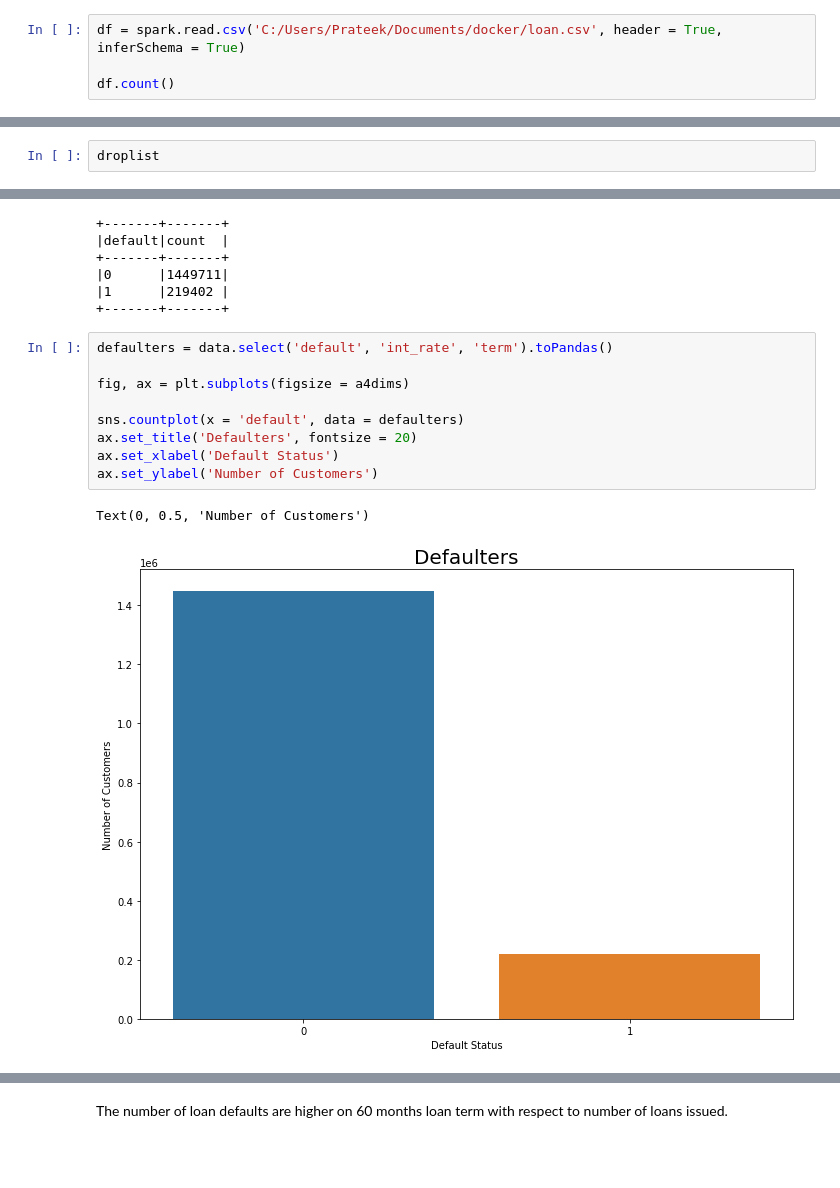
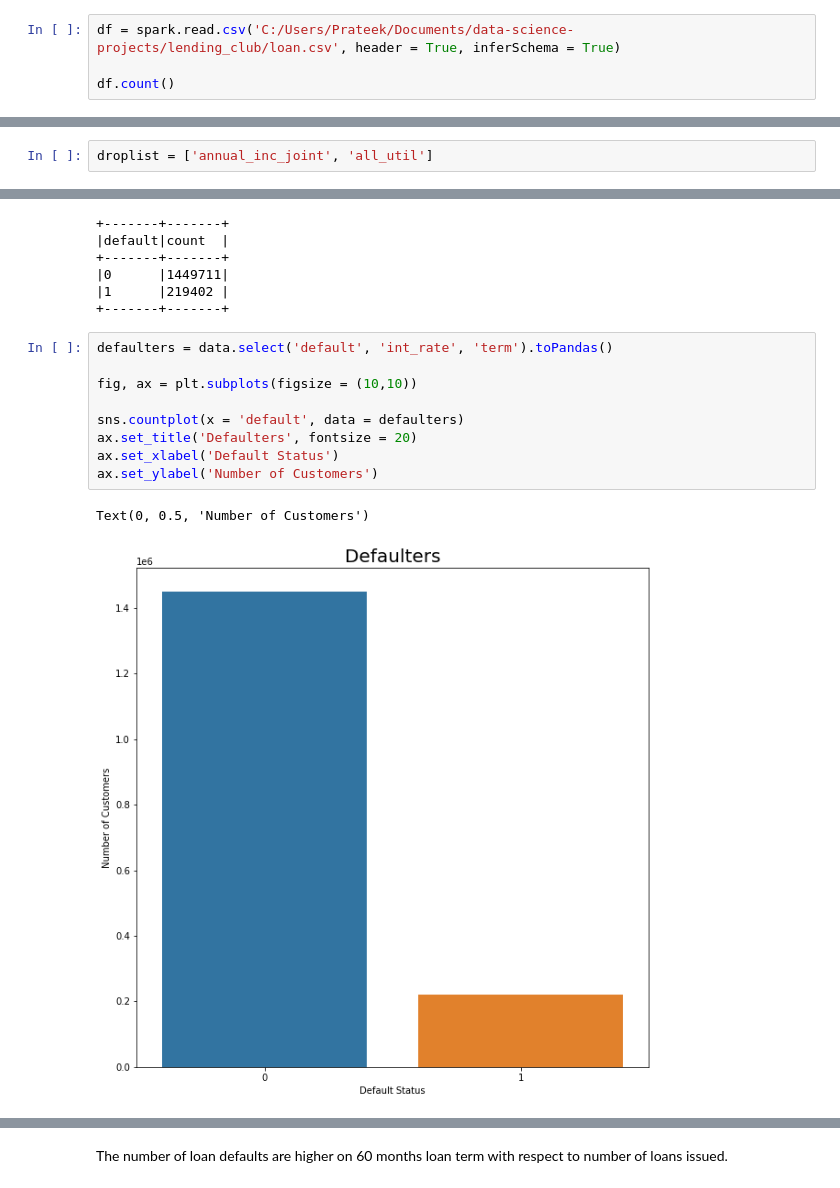
Before and after one commit to prateeksohlot/data-science-projects, a Jupyter notebook: lending_club/loan-project.ipynb, the cells around one changed output, grey strips where cells are left out. Drawn from its saved outputs; the diff is of its cells as text; blank space fills up the shorter version.

Commit message:
Changes in lending club and worked to write a recommendation system

```diff
--- a/lending_club/loan-project.ipynb
+++ b/lending_club/loan-project.ipynb
@@ -31,7 +31,7 @@ import warnings
 warnings.simplefilter(action='ignore', category=FutureWarning)
 warnings.simplefilter(action='ignore', category=DeprecationWarning)
 # %%
-df = spark.read.csv('C:/Users/Prateek/Documents/docker/loan.csv', header = True, inferSchema = True)
+df = spark.read.csv('C:/Users/Prateek/Documents/data-science-projects/lending_club/loan.csv', header = True, inferSchema = True)
 
 df.count()
 # %% [output]
@@ -92,2 +77,2 @@ debt_settlement_flag   with % null values:  0.008537299594633091 %
 # %%
-droplist
+droplist = ['annual_inc_joint', 'all_util']
@@ -160,12 +137,12 @@ data.groupBy(['default']).count().orderBy('count', ascending = False).show(10,
 # %%
 defaulters = data.select('default', 'int_rate', 'term').toPandas()
 
-fig, ax = plt.subplots(figsize = a4dims)
+fig, ax = plt.subplots(figsize = (10,10))
 
 sns.countplot(x = 'default', data = defaulters)
 ax.set_title('Defaulters', fontsize = 20)
 ax.set_xlabel('Default Status')
 ax.set_ylabel('Number of Customers')
 # %% [output]
 Text(0, 0.5, 'Number of Customers')
-[figure, old version]
+[figure, new version]
```
Also changed, not shown: parts of 18 cells of this notebook, 3 other files.
